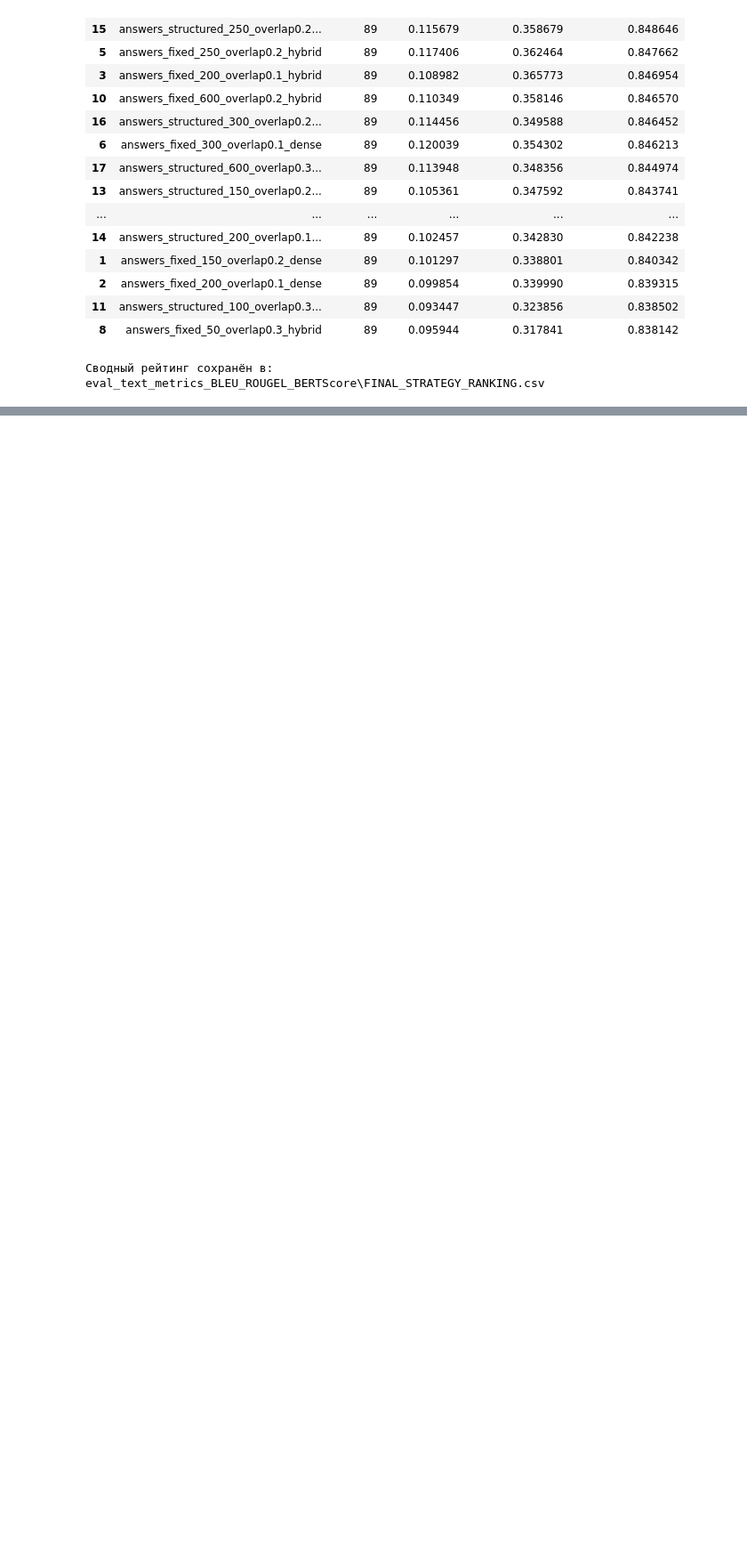
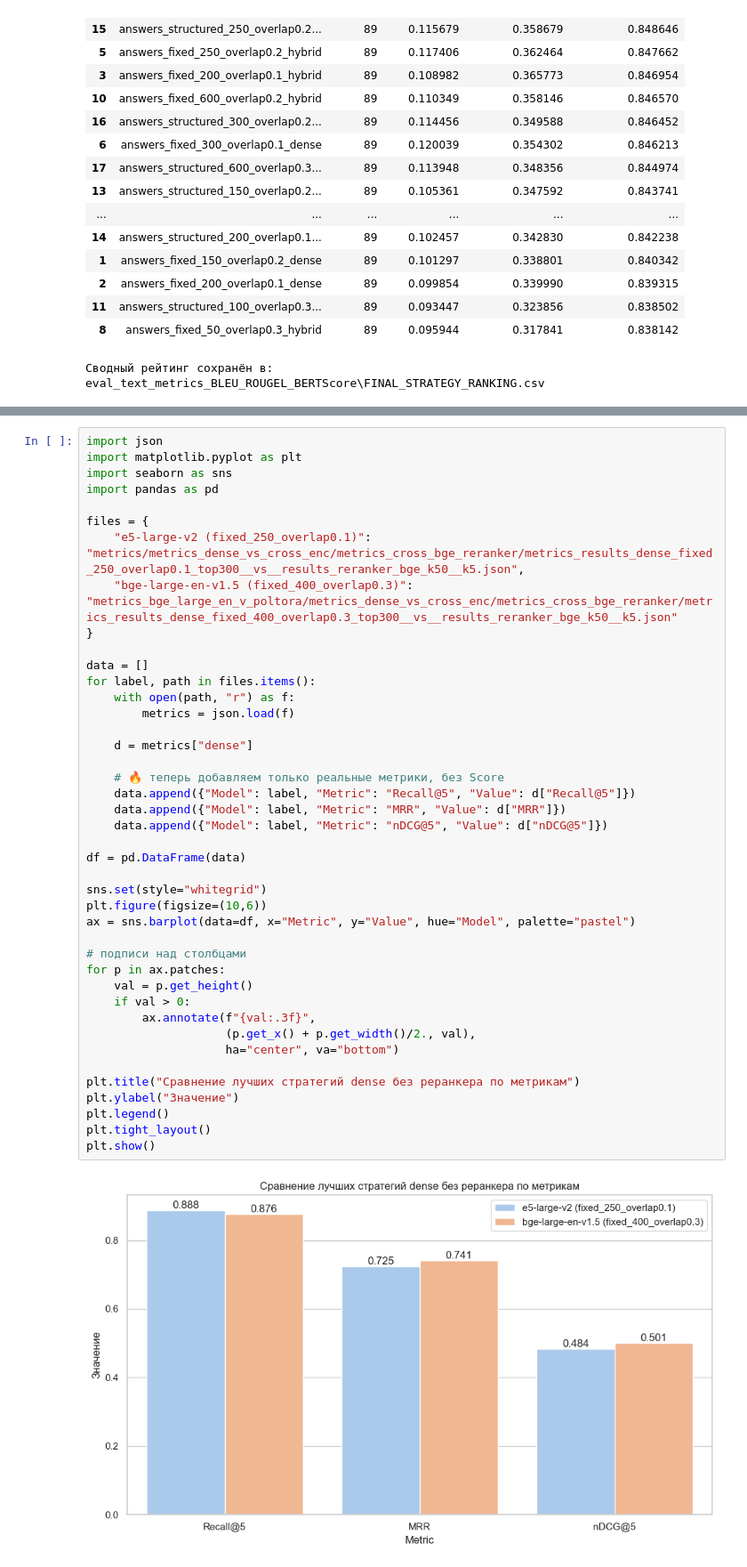
Before and after one commit to vsevolod-anlst/vkr, a Jupyter notebook: in_notebooks/01_parse_and_chunk.ipynb, the cells around one changed output, grey strips where cells are left out. Shown at 89% size. Cells and saved outputs as stored; diff of their text form; blank space fills up the shorter version.

```diff
--- a/in_notebooks/01_parse_and_chunk.ipynb
+++ b/in_notebooks/01_parse_and_chunk.ipynb
@@ -3177,0 +3359,44 @@ print("Сводный комбинированный рейтинг сохран
+# %%
+import json
+import matplotlib.pyplot as plt
+import seaborn as sns
+import pandas as pd
+
+files = {
+    "e5-large-v2 (fixed_250_overlap0.1)": "metrics/metrics_dense_vs_cross_enc/metrics_cross_bge_reranker/metrics_results_dense_fixed_250_overlap0.1_top300__vs__results_reranker_bge_k50__k5.json",
+    "bge-large-en-v1.5 (fixed_400_overlap0.3)": "metrics_bge_large_en_v_poltora/metrics_dense_vs_cross_enc/metrics_cross_bge_reranker/metrics_results_dense_fixed_400_overlap0.3_top300__vs__results_reranker_bge_k50__k5.json"
+}
+
+data = []
+for label, path in files.items():
+    with open(path, "r") as f:
+        metrics = json.load(f)
+
+    d = metrics["dense"]
+
+    # 🔥 теперь добавляем только реальные метрики, без Score
+    data.append({"Model": label, "Metric": "Recall@5", "Value": d["Recall@5"]})
+    data.append({"Model": label, "Metric": "MRR", "Value": d["MRR"]})
+    data.append({"Model": label, "Metric": "nDCG@5", "Value": d["nDCG@5"]})
+
+df = pd.DataFrame(data)
+
+sns.set(style="whitegrid")
+plt.figure(figsize=(10,6))
+ax = sns.barplot(data=df, x="Metric", y="Value", hue="Model", palette="pastel")
+
+# подписи над столбцами
+for p in ax.patches:
+    val = p.get_height()
+    if val > 0:
+        ax.annotate(f"{val:.3f}",
+                    (p.get_x() + p.get_width()/2., val),
+                    ha="center", va="bottom")
+
+plt.title("Сравнение лучших стратегий dense без реранкера по метрикам")
+plt.ylabel("Значение")
+plt.legend()
+plt.tight_layout()
+plt.show()
+# %% [output]
+[figure, added]
```
Also changed, not shown: parts of 33 cells of this notebook, 2 other files.
